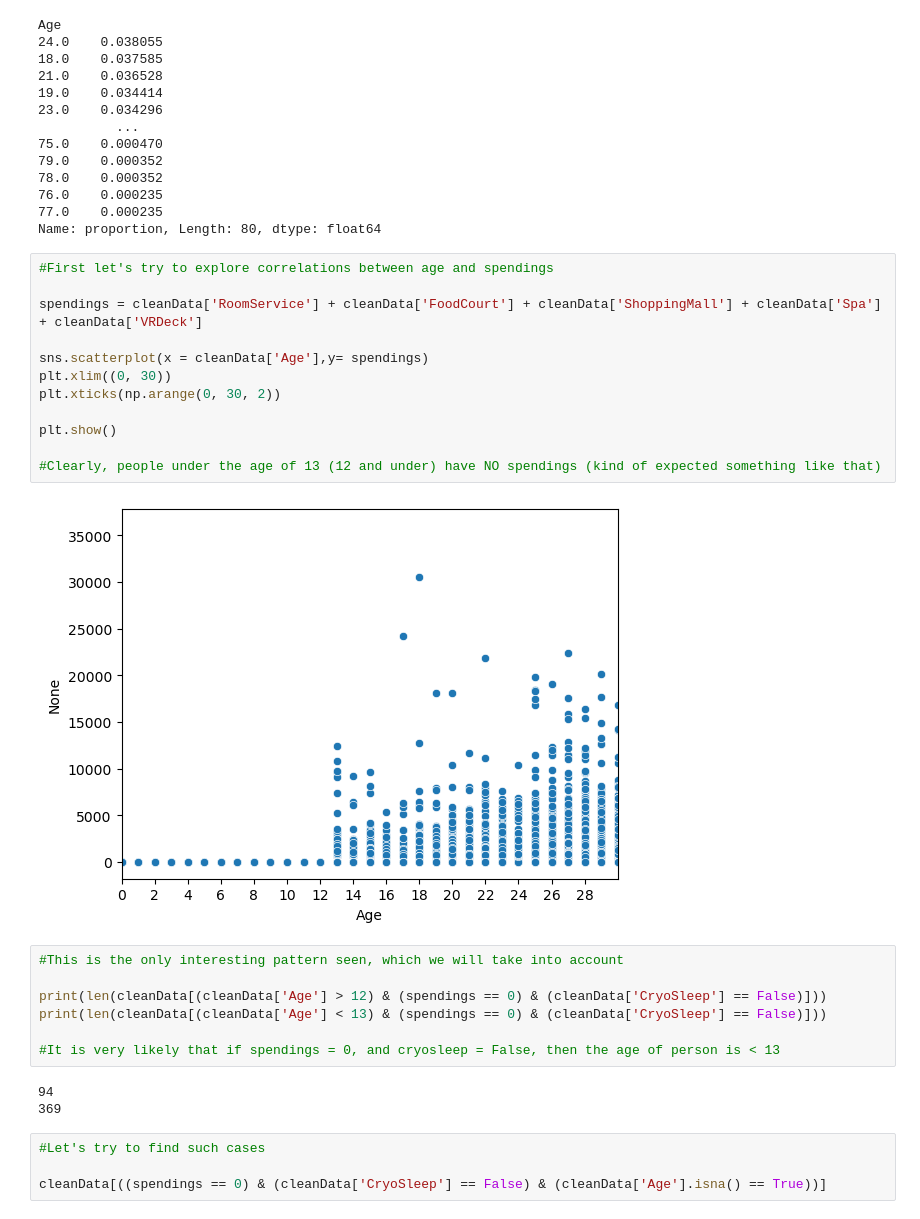
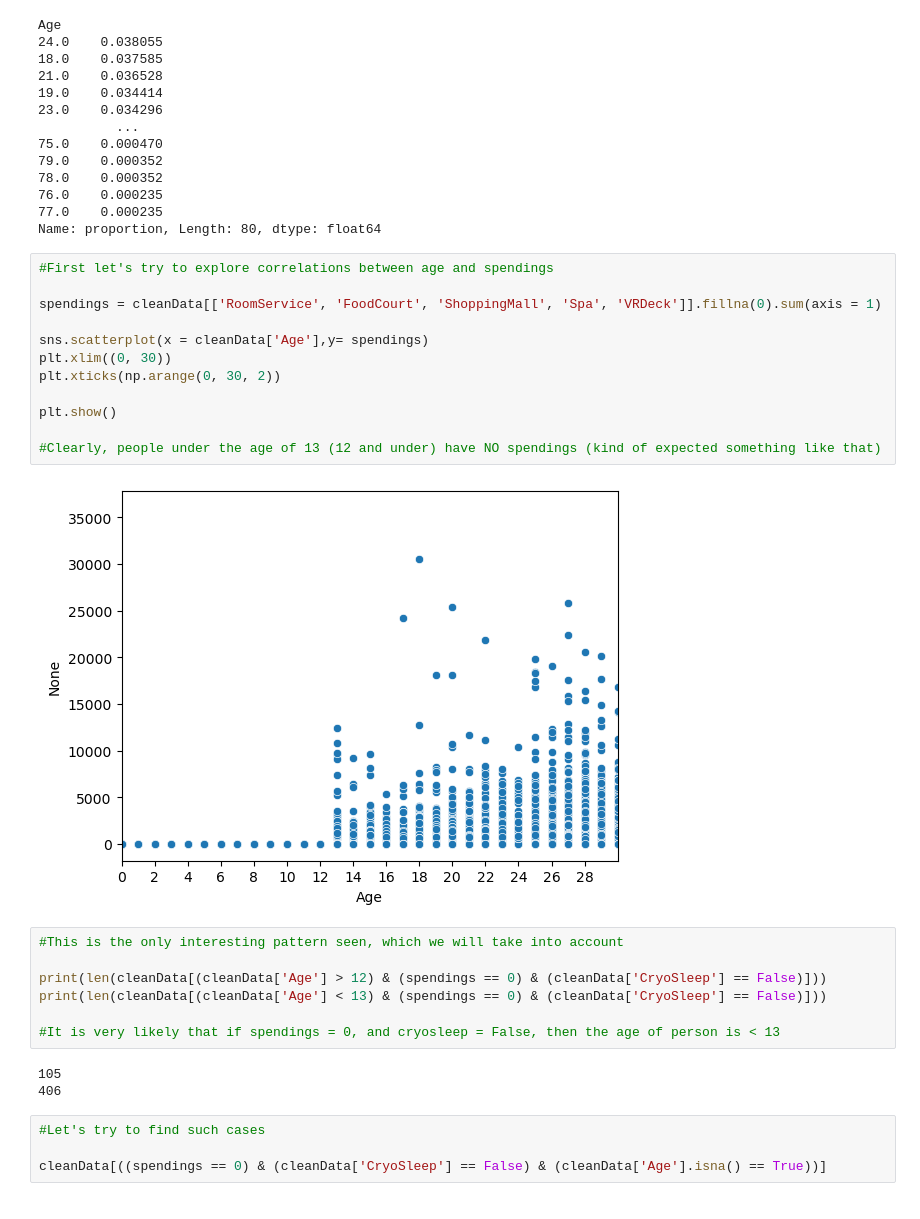
Before and after one commit to bestboybest/OlympusTech3.0--AstroGoodBoy, a Jupyter notebook: Task2/AstroGoodBoy_notebook_cleaning.ipynb, the cells around one changed output. Saved outputs shown, nothing was run; the diff lists cells and outputs as text.

```diff
--- a/Task2/AstroGoodBoy_notebook_cleaning.ipynb
+++ b/Task2/AstroGoodBoy_notebook_cleaning.ipynb
@@ -953,17 +953,17 @@ Name: proportion, Length: 80, dtype: float64
 # %%
 #First let's try to explore correlations between age and spendings
 
-spendings = cleanData['RoomService'] + cleanData['FoodCourt'] + cleanData['ShoppingMall'] + cleanData['Spa'] + cleanData['VRDeck']
+spendings = cleanData[['RoomService', 'FoodCourt', 'ShoppingMall', 'Spa', 'VRDeck']].fillna(0).sum(axis = 1)
 
 sns.scatterplot(x = cleanData['Age'],y= spendings)
 plt.xlim((0, 30))
 plt.xticks(np.arange(0, 30, 2))
 
 plt.show()
 
 #Clearly, people under the age of 13 (12 and under) have NO spendings (kind of expected something like that)
 # %% [output]
-[figure, old version]
+[figure, new version]
 # %%
 #This is the only interesting pattern seen, which we will take into account
 
@@ -972,8 +972,8 @@ print(len(cleanData[(cleanData['Age'] < 13) & (spendings == 0) & (cleanData['Cry
 
 #It is very likely that if spendings = 0, and cryosleep = False, then the age of person is < 13
 # %% [output]
-94
-369
+105
+406
 # %%
 #Let's try to find such cases
 
```
Also changed, not shown: 1 other file.
